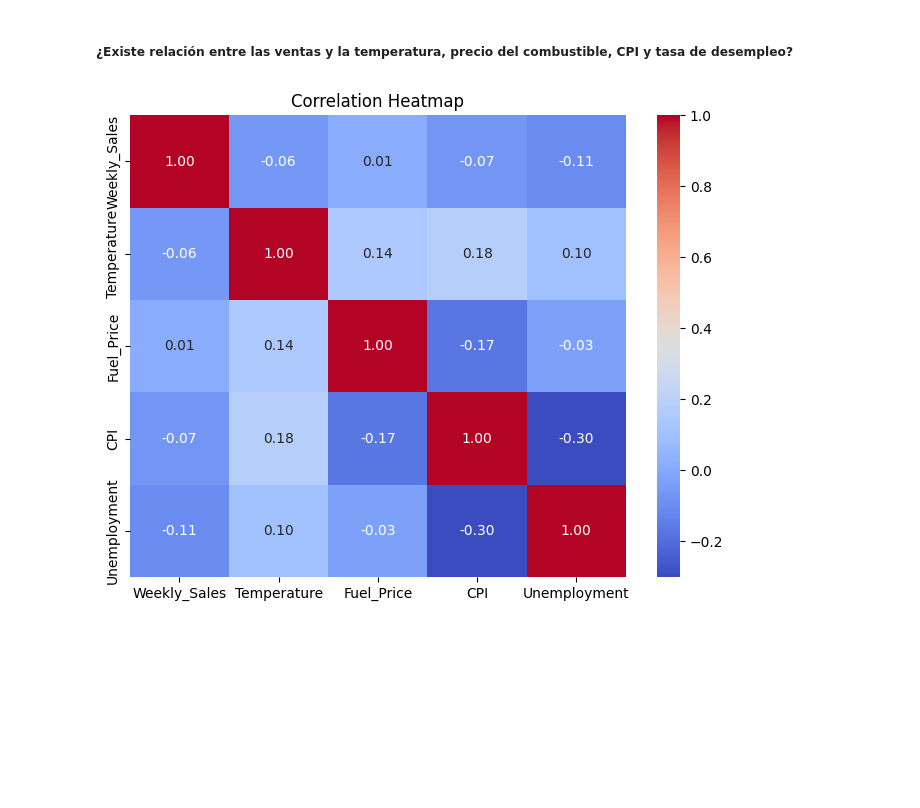
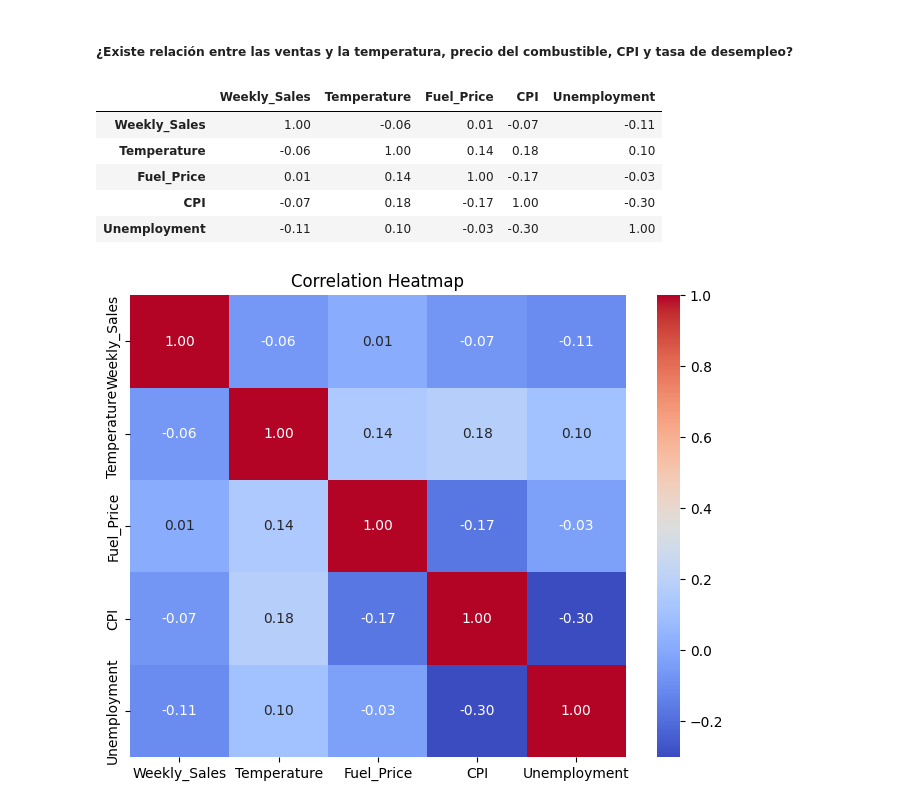
Before and after one commit to herbert-liz/YouTube, a Jupyter notebook: Analisis de datos con python/Analisis de datos con python.ipynb, the cells around one changed output. Cells and saved outputs as stored; diff of their text form; code cells hidden in the pictures; blank space fills up the shorter version.

```diff
--- a/Analisis de datos con python/Analisis de datos con python.ipynb
+++ b/Analisis de datos con python/Analisis de datos con python.ipynb
@@ -117,6 +132,16 @@ Ventas promedio durante dias sin festividad: 1041256
 En promedio, las ventas en dias festivos son un 0.08 mayores
 # %% [markdown]
 ##### ¿Existe relación entre las ventas y la temperatura, precio del combustible, CPI y tasa de desempleo?
+# %%
+variables = ['Weekly_Sales','Temperature','Fuel_Price','CPI','Unemployment']
+datos[variables].corr()
+# %% [output]
+|  | Weekly_Sales | Temperature | Fuel_Price | CPI | Unemployment |
+| Weekly_Sales | 1.00 | -0.06 | 0.01 | -0.07 | -0.11 |
+| Temperature | -0.06 | 1.00 | 0.14 | 0.18 | 0.10 |
+| Fuel_Price | 0.01 | 0.14 | 1.00 | -0.17 | -0.03 |
+| CPI | -0.07 | 0.18 | -0.17 | 1.00 | -0.30 |
+| Unemployment | -0.11 | 0.10 | -0.03 | -0.30 | 1.00 |
 # %%
 # Matriz de correlacion
 import seaborn as sns
```
Also changed, not shown: parts of 13 cells of this notebook.
